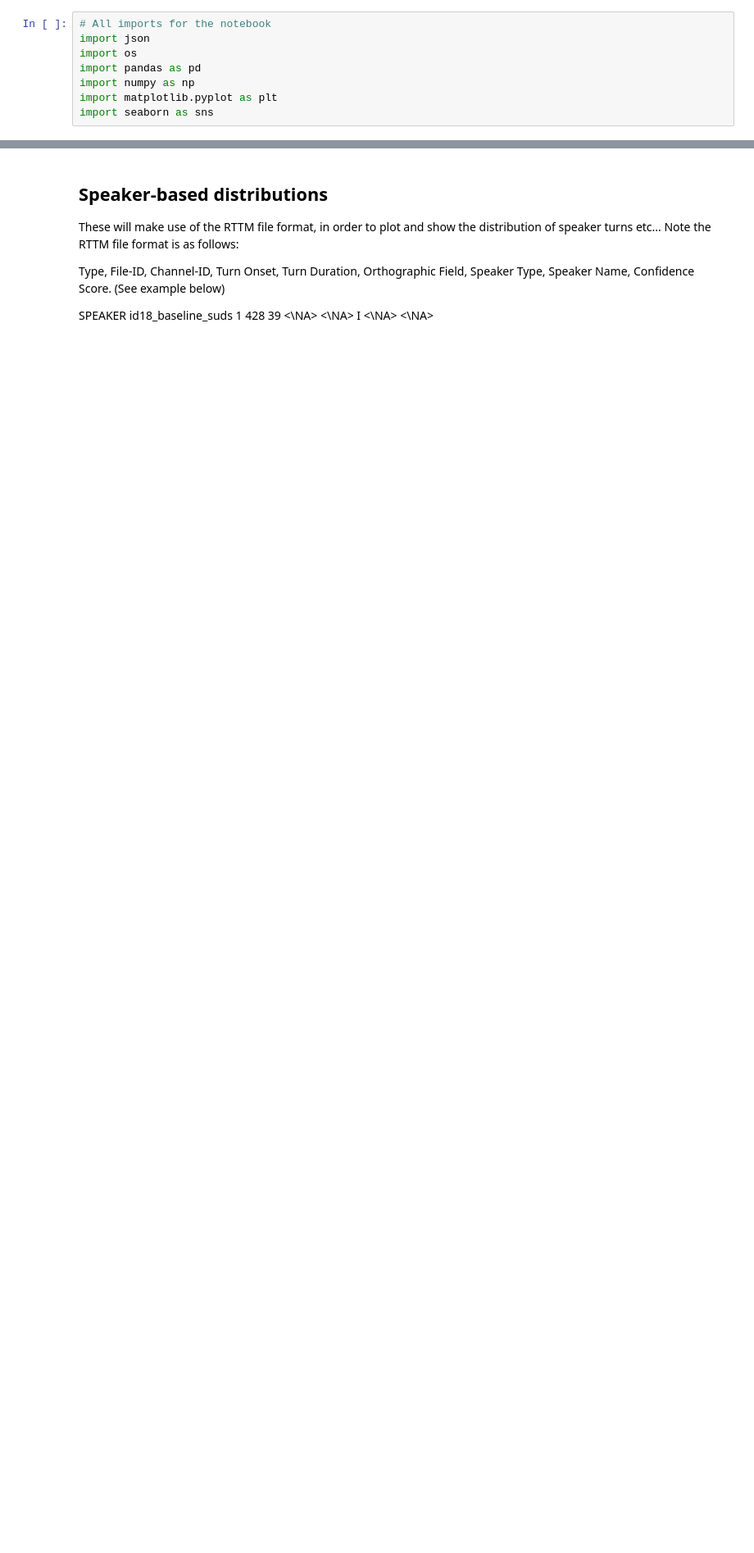
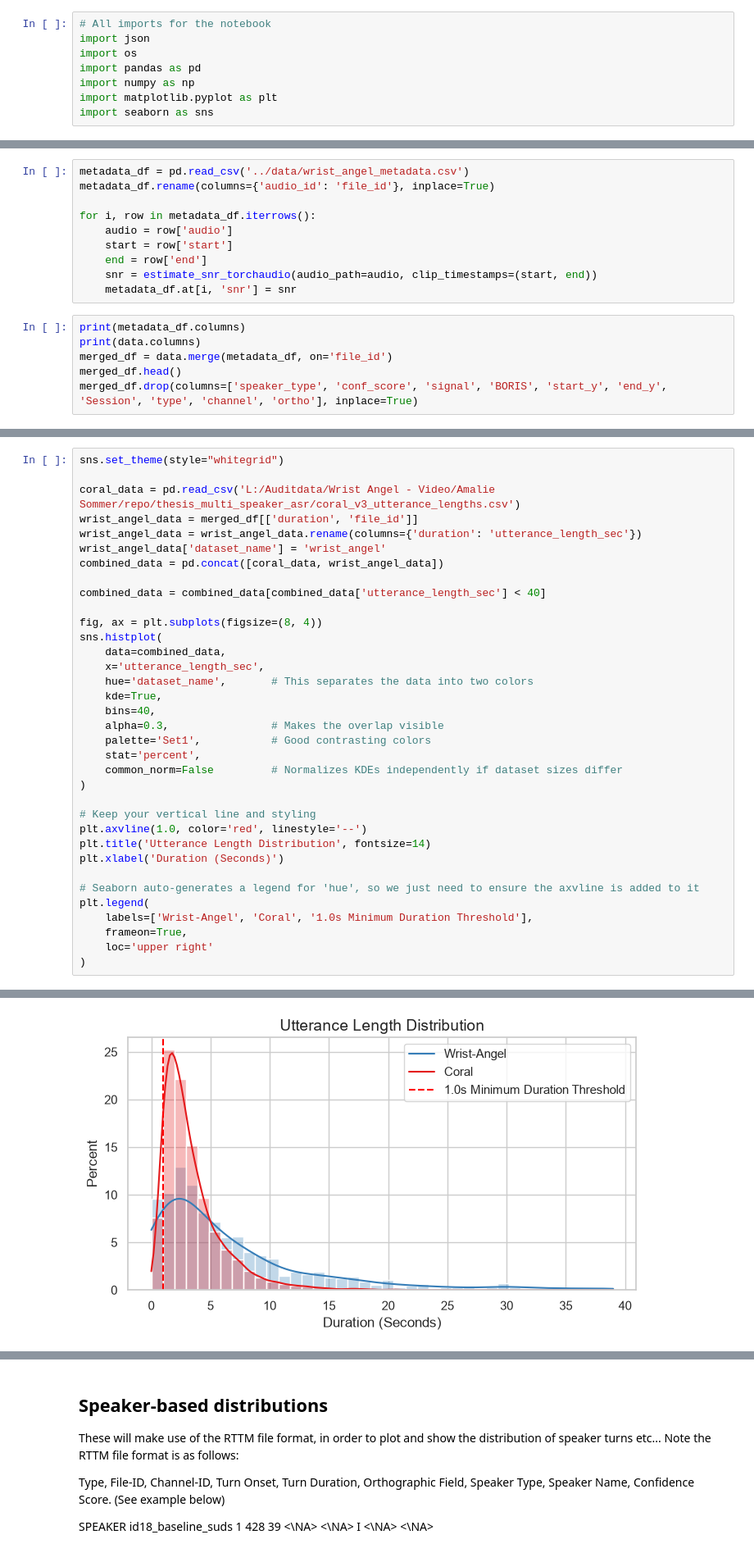
Before and after one commit to AmalieSommer/thesis_multi_speaker_asr, a Jupyter notebook: notebooks/wrist_angel_data_analysis.ipynb, the cells around one changed output, grey strips where cells are left out. Shown at 82% size. Saved outputs shown, nothing was run; the diff lists cells and outputs as text; blank space fills up the shorter version.

```diff
--- a/notebooks/wrist_angel_data_analysis.ipynb
+++ b/notebooks/wrist_angel_data_analysis.ipynb
@@ -19,0 +102,16 @@ import seaborn as sns
+# %%
+metadata_df = pd.read_csv('../data/wrist_angel_metadata.csv')
+metadata_df.rename(columns={'audio_id': 'file_id'}, inplace=True)
+
+for i, row in metadata_df.iterrows():
+    audio = row['audio']
+    start = row['start']
+    end = row['end']
+    snr = estimate_snr_torchaudio(audio_path=audio, clip_timestamps=(start, end))
+    metadata_df.at[i, 'snr'] = snr
+# %%
+print(metadata_df.columns)
+print(data.columns)
+merged_df = data.merge(metadata_df, on='file_id')
+merged_df.head()
+merged_df.drop(columns=['speaker_type', 'conf_score', 'signal', 'BORIS', 'start_y', 'end_y', 'Session', 'type', 'channel', 'ortho'], inplace=True)
@@ -19,0 +169,36 @@ import seaborn as sns
+# %%
+sns.set_theme(style="whitegrid")
+
+coral_data = pd.read_csv('L:/Auditdata/Wrist Angel - Video/Amalie Sommer/repo/thesis_multi_speaker_asr/coral_v3_utterance_lengths.csv')
+wrist_angel_data = merged_df[['duration', 'file_id']]
+wrist_angel_data = wrist_angel_data.rename(columns={'duration': 'utterance_length_sec'})
+wrist_angel_data['dataset_name'] = 'wrist_angel'
+combined_data = pd.concat([coral_data, wrist_angel_data])
+
+combined_data = combined_data[combined_data['utterance_length_sec'] < 40]
+
+fig, ax = plt.subplots(figsize=(8, 4))
+sns.histplot(
+    data=combined_data,
+    x='utterance_length_sec',
+    hue='dataset_name',       # This separates the data into two colors
+    kde=True,
+    bins=40,
+    alpha=0.3,                # Makes the overlap visible
+    palette='Set1',           # Good contrasting colors
+    stat='percent',
+    common_norm=False         # Normalizes KDEs independently if dataset sizes differ
+)
+
+# Keep your vertical line and styling
+plt.axvline(1.0, color='red', linestyle='--')
+plt.title('Utterance Length Distribution', fontsize=14)
+plt.xlabel('Duration (Seconds)')
+
+# Seaborn auto-generates a legend for 'hue', so we just need to ensure the axvline is added to it
+plt.legend(
+    labels=['Wrist-Angel', 'Coral', '1.0s Minimum Duration Threshold'],
+    frameon=True,
+    loc='upper right'
+)
+# %% [output]
@@ -19,0 +206 @@ import seaborn as sns
+[figure, added]
```
Also changed, not shown: parts of 32 cells of this notebook, 12 other files.
